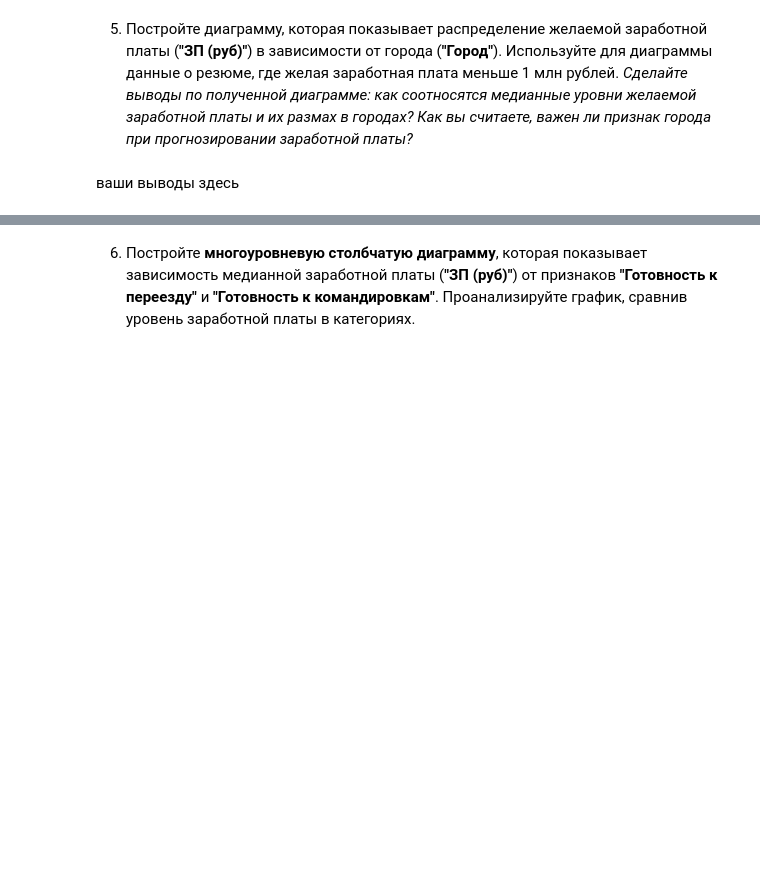
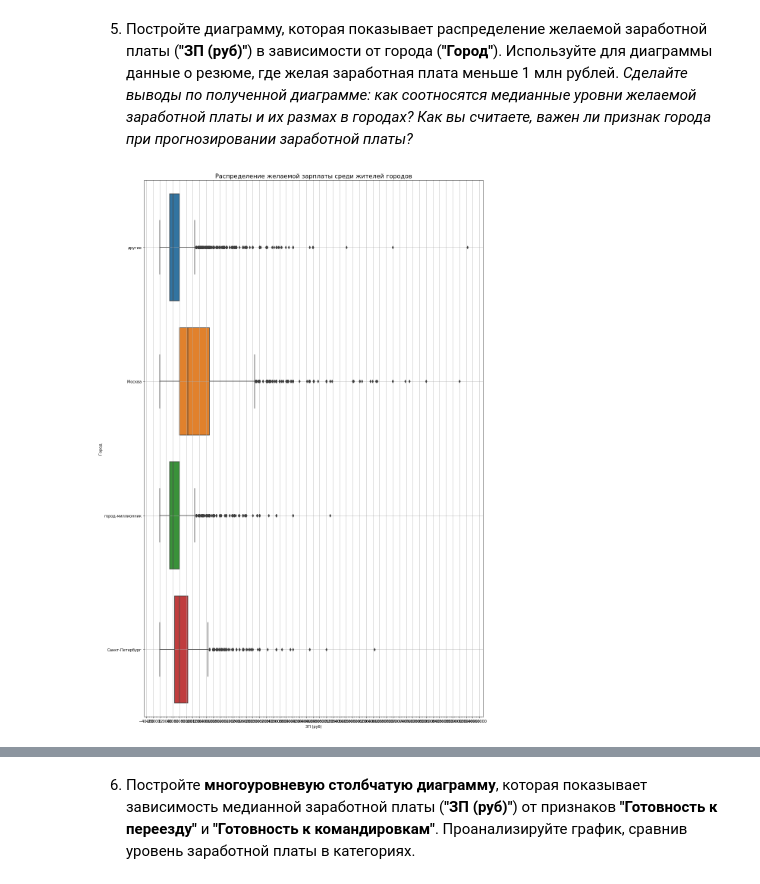
Before and after one commit to malinamedusa/Analysis-vacancies-HeadHunter, a Jupyter notebook: Project_01.ipynb, the cells around one changed output, grey strips where cells are left out. Cells and saved outputs as stored; diff of their text form; code cells hidden in the pictures; blank space fills up the shorter version.

```diff
--- a/Project_01.ipynb
+++ b/Project_01.ipynb
@@ -516,2 +514,12 @@ barplot1.grid()
-# %% [markdown]
-ваши выводы здесь
+# %%
+fig = plt.figure(figsize=(16, 26))
+boxplot = sns.boxplot(data=data_slice_df, y='Город', x='ЗП (руб)')
+boxplot.set_title('Распределение желаемой зарплаты среди жителей городов', fontsize=16)
+boxplot.set_xlabel('ЗП (руб)')
+boxplot.set_ylabel('Город')
+boxplot.grid()
+
+boxplot.xaxis.set_major_locator(ticker.MultipleLocator(20000))
+boxplot.xaxis.set_minor_locator(ticker.MultipleLocator(5000))
+# %% [output]
+[figure, added]
```
Also changed, not shown: parts of 2 cells of this notebook.
